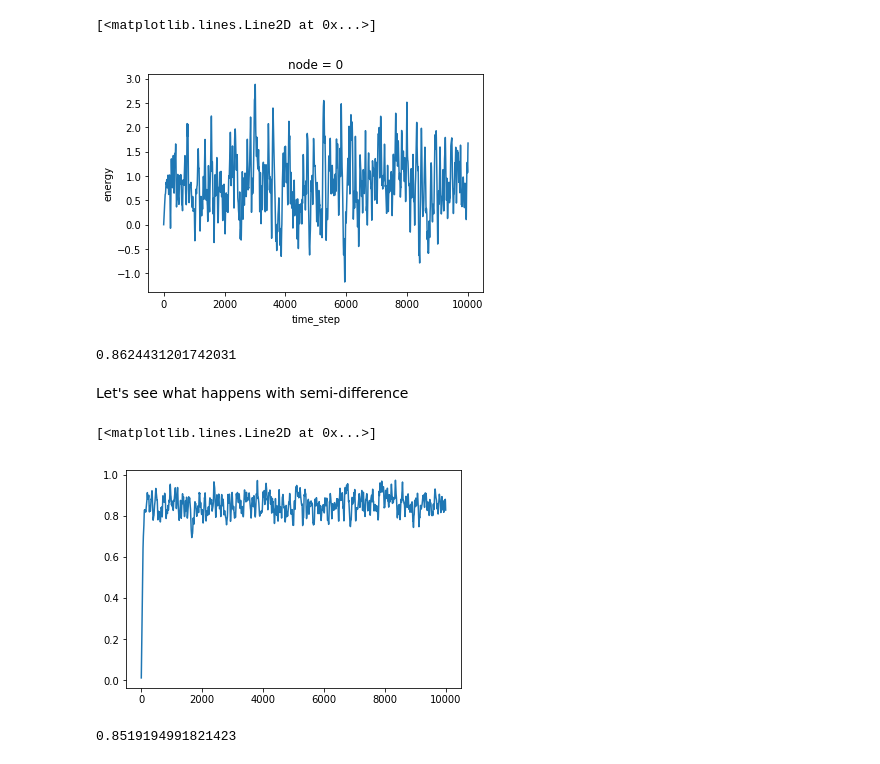
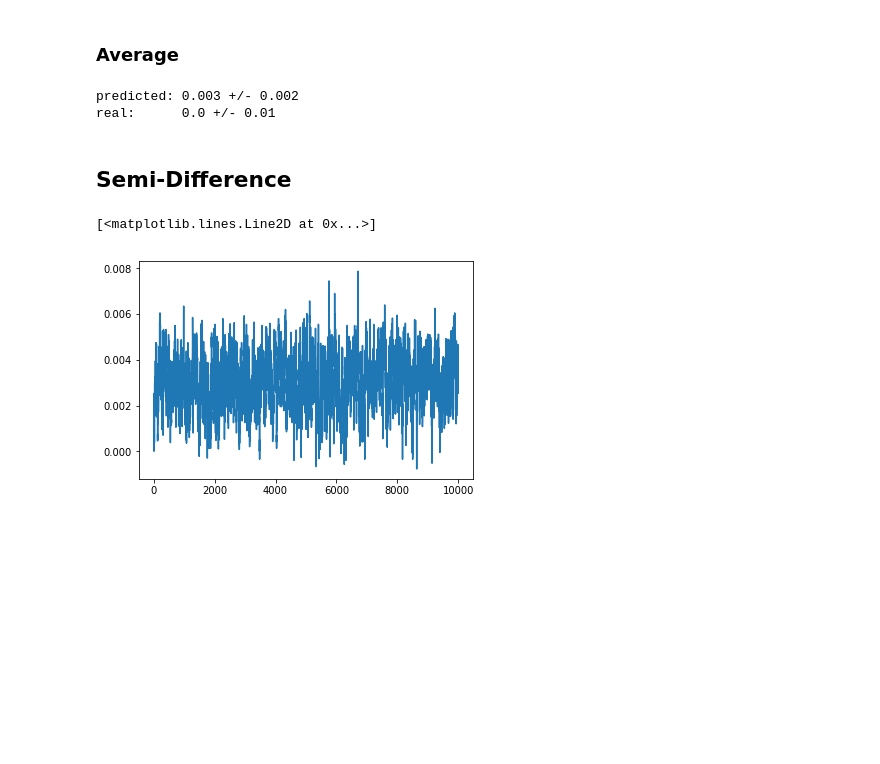
Before and after one commit to mcucchi9/exotic, a Jupyter notebook: notebooks/prediction.ipynb, the cells around one changed output. Drawn from its saved outputs; the diff is of its cells as text; code cells hidden in the pictures; blank space fills up the shorter version.

```diff
--- a/notebooks/prediction.ipynb
+++ b/notebooks/prediction.ipynb
@@ -25,0 +32,3 @@ plt.plot(response_p1)
+# %%
+response_p1 = xr.open_dataarray(os.path.join(RESP_PATH, 'response_lorenz96_rk4_{}_SF_8_1.0_0.nc'.format(obs)))
+response_p1
@@ -42,16 +78,32 @@ resp_real = xr.open_dataarray('/home/cucchi/phd/data/response/lorenz96/rk4/SF_8_
-# %%
-resp_real.plot()
-# %% [output]
-[<matplotlib.lines.Line2D at 0x...>]
-[figure, removed]
-# %%
-resp_pred[0:10000].mean()
-# %% [output]
-0.8624431201742031
-# %% [markdown]
-Let's see what happens with semi-difference
+# %% [markdown]
+### Average
+# %%
+std_pred = resp_pred[0:10000].std()
+sig_digit_pred = -math.floor(math.log10(std_pred))
+print('predicted: {} +/- {}'.format(
+    round(resp_pred[0:10000].mean(), sig_digit_pred),
+    round(resp_pred[0:10000].std(),sig_digit_pred)
+))
+std_real = resp_real.std().values
+sig_digit_real = -math.floor(math.log10(std_real))
+print('real:      {} +/- {}'.format(
+    round(float(resp_real.mean().values), sig_digit_real),
+    round(float(resp_real.std().values), sig_digit_real)
+))
+# %% [output]
+predicted: 0.003 +/- 0.002
+real:      0.0 +/- 0.01
+# %% [markdown]
+## Semi-Difference
 # %%
 RESP_PATH = '/home/cucchi/phd/data/response/lorenz96/rk4/SF_8_-1.0_0/'
-response_m1 = xr.open_dataarray(os.path.join(RESP_PATH, 'response_lorenz96_rk4_energy_SF_8_-1.0_0.nc'))
+response_m1 = xr.open_dataarray(os.path.join(RESP_PATH, 'response_lorenz96_rk4_{}_SF_8_-1.0_0.nc'.format(obs)))
 response_m1 = response_m1.values
 response_m1 = np.squeeze(response_m1)
+response = (response_p1 - response_m1)/2
+chi = analysis.compute_susceptibility(response)
+resp_pred = analysis.compute_response(chi, forcings.StepForcing(force_intensity_delta=0.5))
+plt.plot(resp_pred[0:10000])
+# %% [output]
+[<matplotlib.lines.Line2D at 0x...>]
+[figure, added]
@@ -64,9 +109,0 @@ resp_pred = analysis.compute_response(chi, forcings.StepForcing(force_intensity_
-# %%
-plt.plot(resp_pred[0:10000])
-# %% [output]
-[<matplotlib.lines.Line2D at 0x...>]
-[figure, removed]
-# %%
-resp_pred[0:10000].mean()
-# %% [output]
-0.8519194991821423
```
Also changed, not shown: parts of 22 cells of this notebook.
